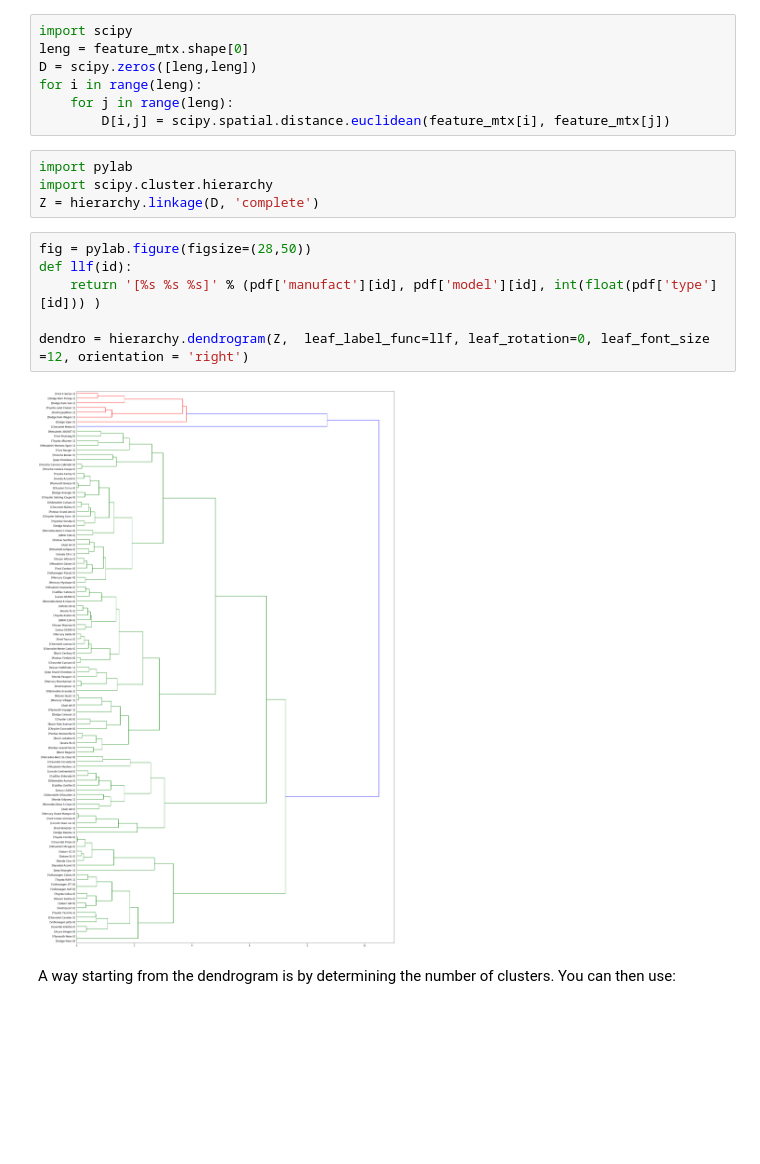
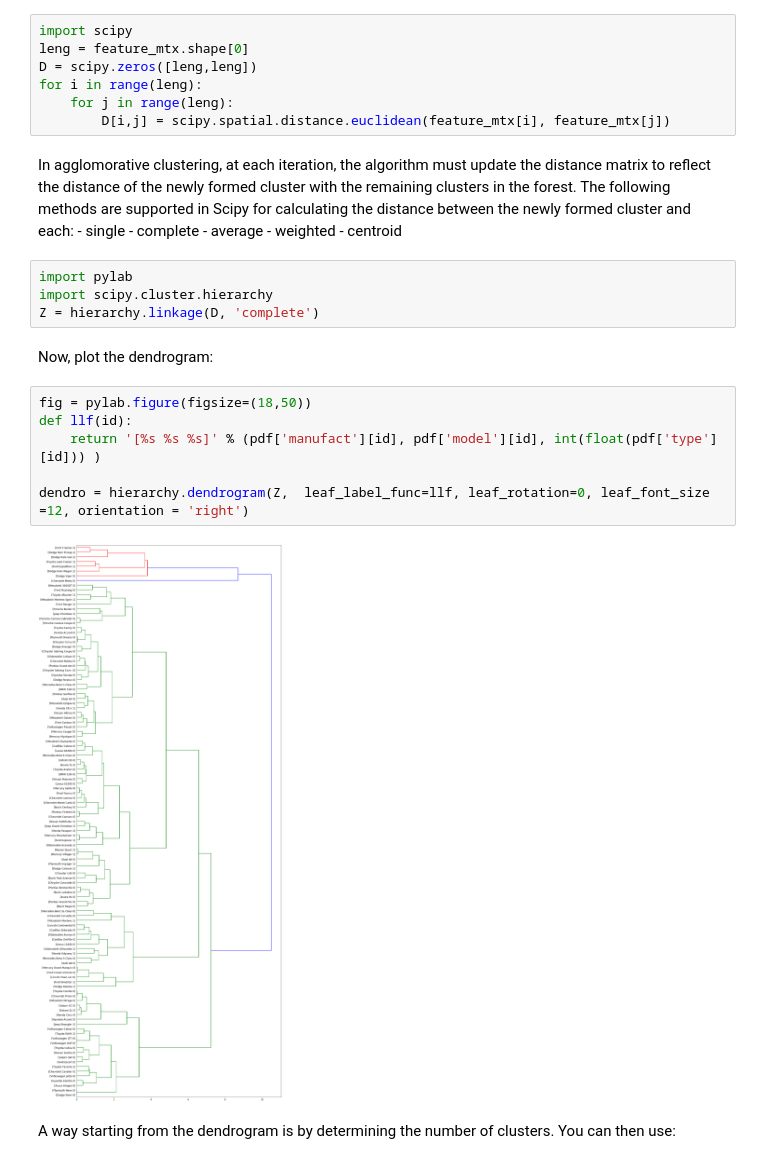
Before and after one commit to rpj911/MLwPy, a Jupyter notebook: ML0101EN-M4-Hierarchical-Cars.ipynb, the cells around one changed output. Saved outputs shown, nothing was run; the diff lists cells and outputs as text; blank space fills up the shorter version.

```diff
--- a/ML0101EN-M4-Hierarchical-Cars.ipynb
+++ b/ML0101EN-M4-Hierarchical-Cars.ipynb
@@ -231,18 +237,28 @@ D = scipy.zeros([leng,leng])
 for i in range(leng):
     for j in range(leng):
         D[i,j] = scipy.spatial.distance.euclidean(feature_mtx[i], feature_mtx[j])
+# %% [markdown]
+In agglomorative clustering, at each iteration, the algorithm must update the distance matrix to reflect the distance of the newly formed cluster with the remaining clusters in the forest.
+The following methods are supported in Scipy for calculating the distance between the newly formed cluster and each:
+    - single
+    - complete
+    - average
+    - weighted
+    - centroid
 # %%
 import pylab
 import scipy.cluster.hierarchy
 Z = hierarchy.linkage(D, 'complete')
+# %% [markdown]
+Now, plot the dendrogram:
 # %%
-fig = pylab.figure(figsize=(28,50))
+fig = pylab.figure(figsize=(18,50))
 def llf(id):
     return '[%s %s %s]' % (pdf['manufact'][id], pdf['model'][id], int(float(pdf['type'][id])) )
 
 dendro = hierarchy.dendrogram(Z,  leaf_label_func=llf, leaf_rotation=0, leaf_font_size =12, orientation = 'right')
 # %% [output]
-[figure, old version]
+[figure, new version]
 # %% [markdown]
 A way starting from the dendrogram is by determining the number of clusters. You can then use:
 # %%
```
Also changed, not shown: parts of 19 cells of this notebook.
